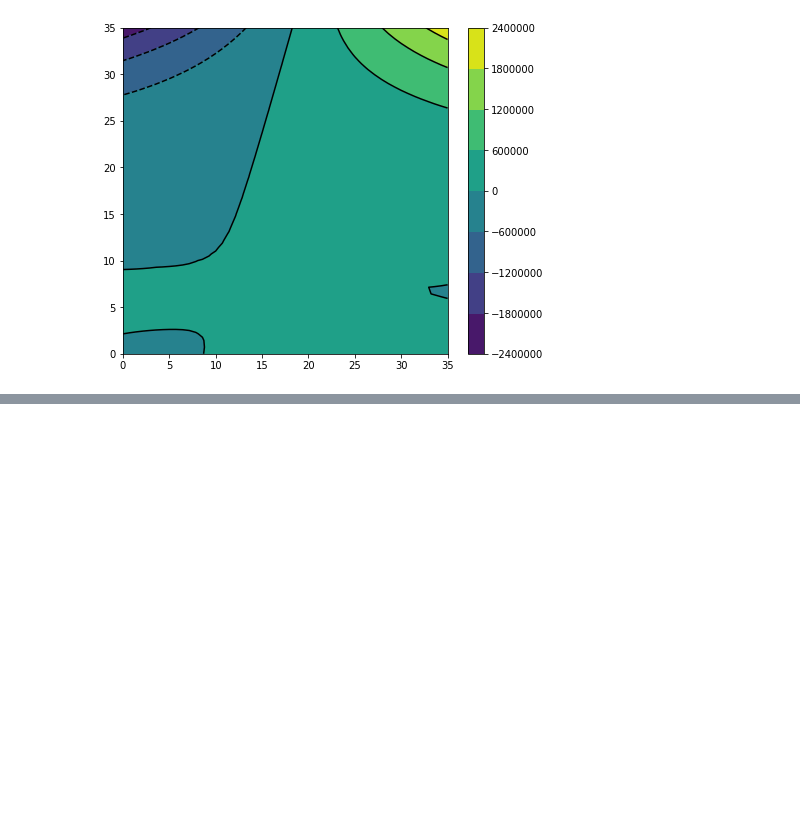
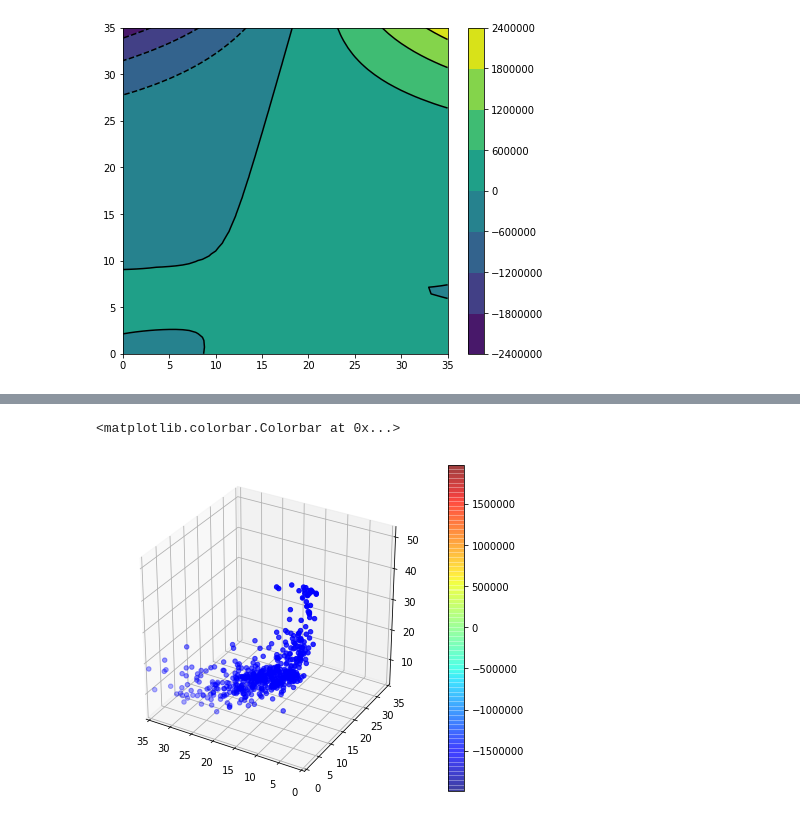
Before and after one commit to satwikm39/LinearRegression, a Jupyter notebook: polynomial_univar.ipynb, the cells around one changed output, grey strips where cells are left out. Cells and saved outputs as stored; diff of their text form; code cells hidden in the pictures; blank space fills up the shorter version.

```diff
--- a/polynomial_univar.ipynb
+++ b/polynomial_univar.ipynb
@@ -243,0 +283,13 @@ plt.show()
+# %%
+# Plot
+fig = plt.figure(figsize=(16, 6))
+ax1 =fig.add_subplot (121, projection='3d')
+#surf = ax1.plot_surface(predict_x0, predict_x1, predict_y.reshape(predict_x0.shape),rstride=1, cstride=1, cmap=cm.jet, alpha=0.5)
+ax1.scatter(a1,a2, Y, c='b', marker='o')
+
+ax1.set_xlim((35,0))
+ax1.set_ylim((0, 35))
+fig.colorbar(surf, ax=ax1)
+# %% [output]
+<matplotlib.colorbar.Colorbar at 0x...>
+[figure, added]
```
Also changed, not shown: parts of 9 cells of this notebook, 1 other file.
